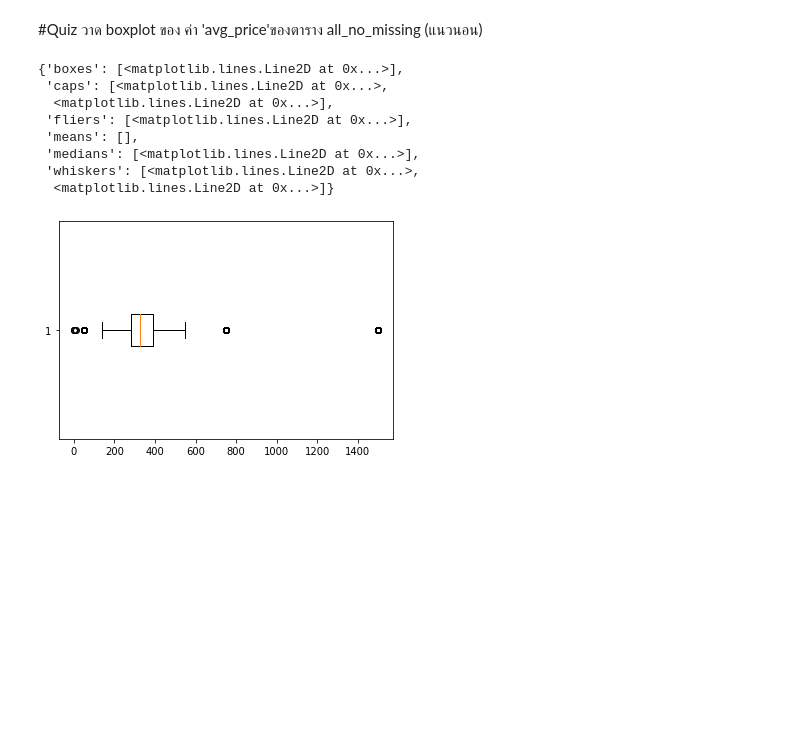
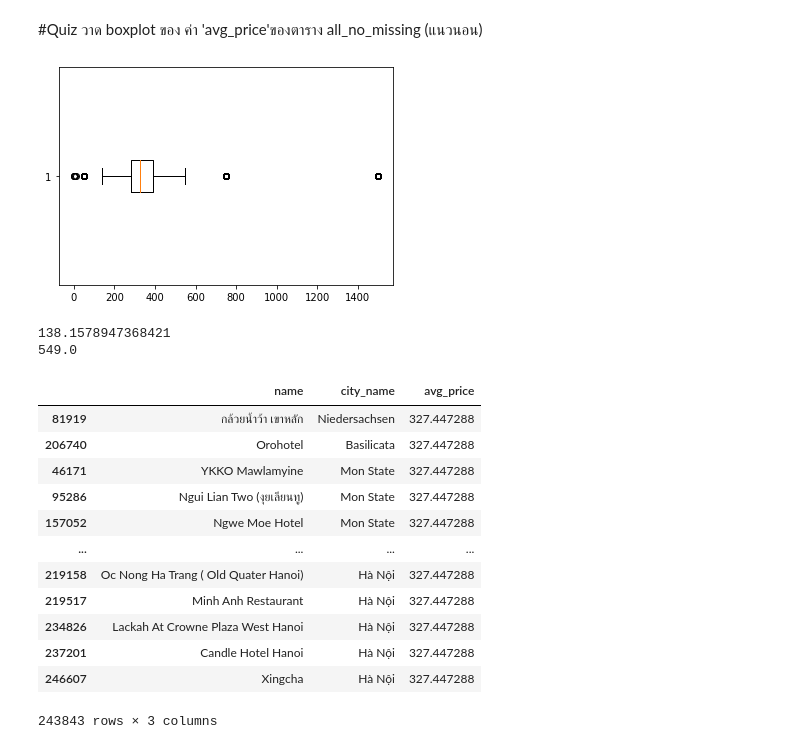
Before and after one commit to sureeratsalangsing/kku_data_mining, a Jupyter notebook: Pandas_101.ipynb, the cells around one changed output. Drawn from its saved outputs; the diff is of its cells as text; code cells hidden in the pictures; blank space fills up the shorter version.

```diff
--- a/Pandas_101.ipynb
+++ b/Pandas_101.ipynb
@@ -431,14 +431,30 @@ See the caveats in the documentation: https://pandas.pydata.org/pandas-docs/stab
 # %%
 from matplotlib import pyplot as plt
 # %%
-plt.boxplot(all_no_missing['avg_price'],vert=False)
+ret=plt.boxplot(all_no_missing['avg_price'],vert=False)
 # %% [output]
-{'boxes': [<matplotlib.lines.Line2D at 0x...>],
- 'caps': [<matplotlib.lines.Line2D at 0x...>,
-  <matplotlib.lines.Line2D at 0x...>],
- 'fliers': [<matplotlib.lines.Line2D at 0x...>],
- 'means': [],
- 'medians': [<matplotlib.lines.Line2D at 0x...>],
- 'whiskers': [<matplotlib.lines.Line2D at 0x...>,
-  <matplotlib.lines.Line2D at 0x...>]}
 [figure]
+# %%
+print(ret['whiskers'][0].get_xdata()[1])
+print(ret['whiskers'][1].get_xdata()[1])
+# %% [output]
+138.1578947368421
+549.0
+# %%
+nooutlier_nomissing = all_no_missing[all_no_missing['avg_price']>=ret['whiskers'][0].get_xdata()[1]]
+nooutlier_nomissing = nooutlier_nomissing[nooutlier_nomissing['avg_price']<=ret['whiskers'][1].get_xdata()[1]]
+nooutlier_nomissing
+# %% [output]
+|  | name | city_name | avg_price |
+| 81919 | กล้วยน้ำว้า เขาหลัก | Niedersachsen | 327.447288 |
+| 206740 | Orohotel | Basilicata | 327.447288 |
+| 46171 | YKKO Mawlamyine | Mon State | 327.447288 |
+| 95286 | Ngui Lian Two (งุยเลียนทู) | Mon State | 327.447288 |
+| 157052 | Ngwe Moe Hotel | Mon State | 327.447288 |
+| ... | ... | ... | ... |
+| 219158 | Oc Nong Ha Trang ( Old Quater Hanoi) | Hà Nội | 327.447288 |
+| 219517 | Minh Anh Restaurant | Hà Nội | 327.447288 |
+| 234826 | Lackah At Crowne Plaza West Hanoi | Hà Nội | 327.447288 |
+| 237201 | Candle Hotel Hanoi | Hà Nội | 327.447288 |
+| 246607 | Xingcha | Hà Nội | 327.447288 |
+243843 rows × 3 columns
```
